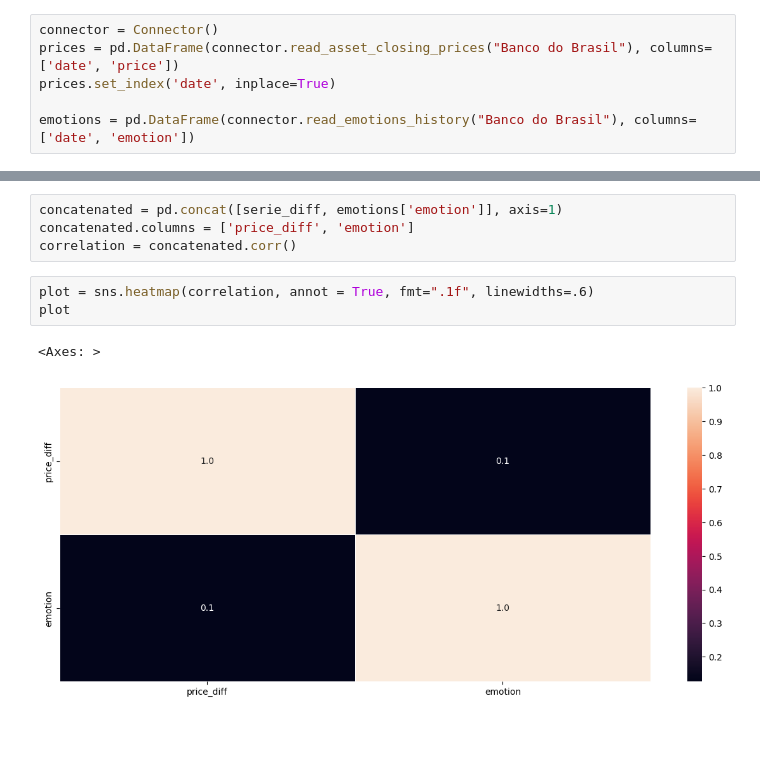
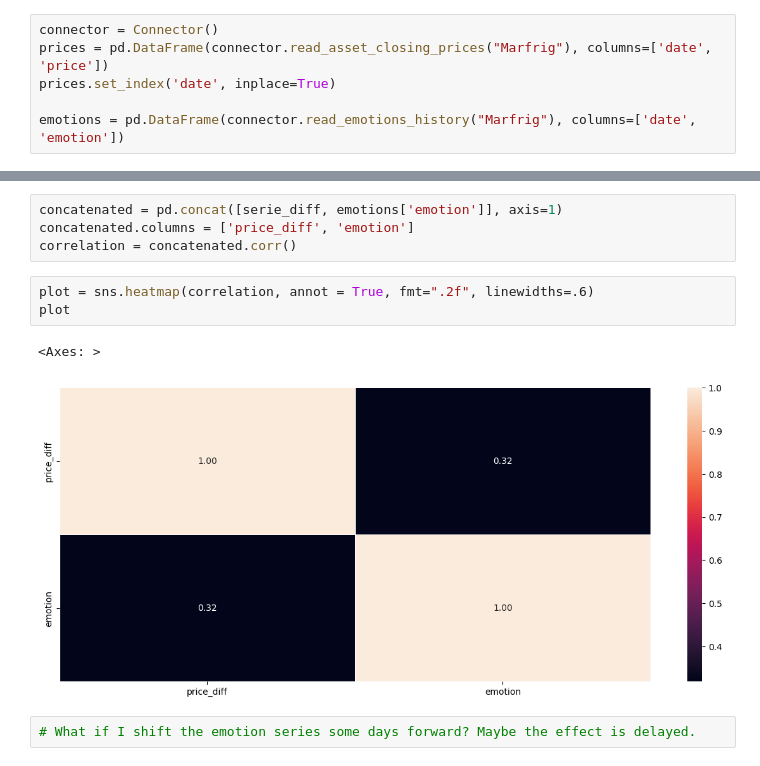
Before and after one commit to GabrielMarquezan/Stocks_Forecasting, a Jupyter notebook: src/comparison.ipynb, the cells around one changed output, grey strips where cells are left out. Drawn from its saved outputs; the diff is of its cells as text; blank space fills up the shorter version.

Commit message:
Feat: at first, finished the correlation analysis

```diff
--- a/src/comparison.ipynb
+++ b/src/comparison.ipynb
@@ -11,10 +11,10 @@ import matplotlib.pyplot as plt
 rcParams['figure.figsize'] = 15, 6
 # %%
 connector = Connector()
-prices = pd.DataFrame(connector.read_asset_closing_prices("Banco do Brasil"), columns=['date', 'price'])
+prices = pd.DataFrame(connector.read_asset_closing_prices("Marfrig"), columns=['date', 'price'])
 prices.set_index('date', inplace=True)
 
-emotions = pd.DataFrame(connector.read_emotions_history("Banco do Brasil"), columns=['date', 'emotion'])
+emotions = pd.DataFrame(connector.read_emotions_history("Marfrig"), columns=['date', 'emotion'])
 # %%
 emotions['emotion'] = emotions['emotion'].replace('very positive', 2)
 emotions['emotion'] = emotions['emotion'].replace('positive', 1)
@@ -127,8 +124,10 @@ concatenated = pd.concat([serie_diff, emotions['emotion']], axis=1)
 concatenated.columns = ['price_diff', 'emotion']
 correlation = concatenated.corr()
 # %%
-plot = sns.heatmap(correlation, annot = True, fmt=".1f", linewidths=.6)
+plot = sns.heatmap(correlation, annot = True, fmt=".2f", linewidths=.6)
 plot
 # %% [output]
 <Axes: >
-[figure, old version]
+[figure, new version]
+# %%
+# What if I shift the emotion series some days forward? Maybe the effect is delayed.
```
Also changed, not shown: parts of 3 cells of this notebook, 25 other files.
